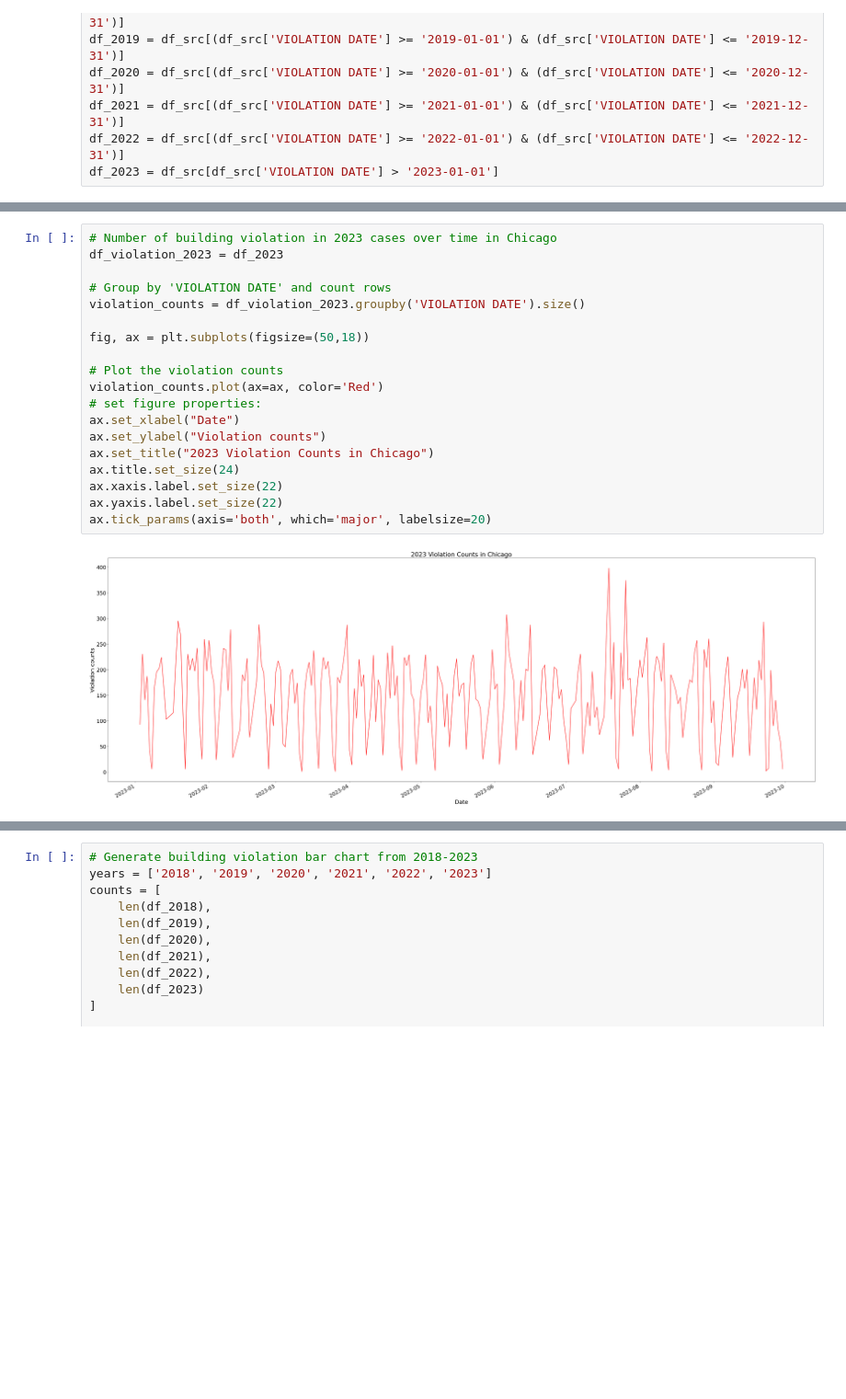
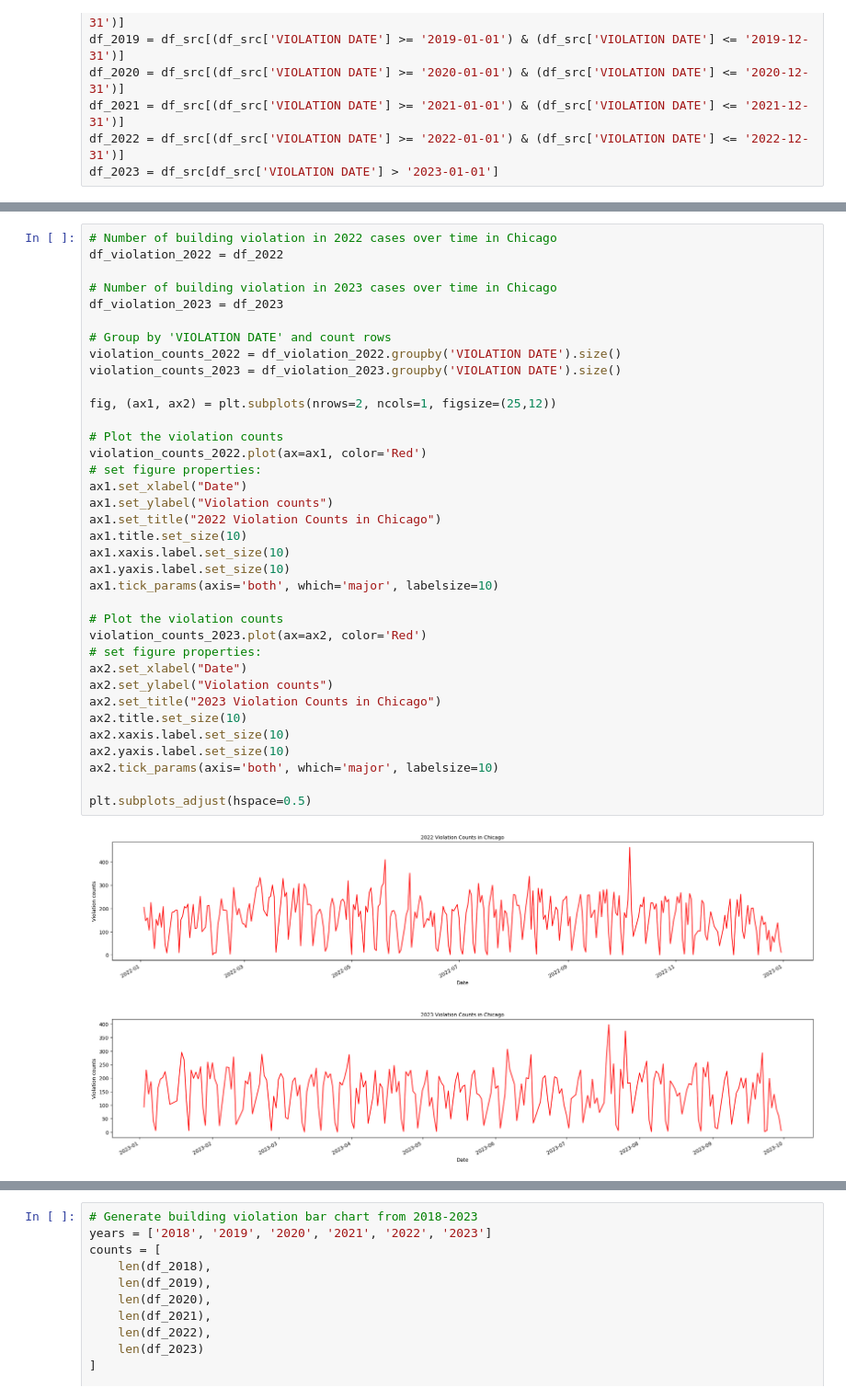
Before and after one commit to uic-cs424/assignment-2-chicago-bears, a Jupyter notebook: main.ipynb, the cells around one changed output, grey strips where cells are left out. Shown: that part at 92% size. Saved outputs shown, nothing was run; the diff lists cells and outputs as text; blank space fills up the shorter version.

```diff
--- a/main.ipynb
+++ b/main.ipynb
@@ -200,23 +236,40 @@ ax2.legend()
 <matplotlib.legend.Legend at 0x...>
 [figure]
 # %%
+# Number of building violation in 2022 cases over time in Chicago
+df_violation_2022 = df_2022
+
 # Number of building violation in 2023 cases over time in Chicago
 df_violation_2023 = df_2023
 
 # Group by 'VIOLATION DATE' and count rows
-violation_counts = df_violation_2023.groupby('VIOLATION DATE').size()
+violation_counts_2022 = df_violation_2022.groupby('VIOLATION DATE').size()
+violation_counts_2023 = df_violation_2023.groupby('VIOLATION DATE').size()
 
-fig, ax = plt.subplots(figsize=(50,18))
+fig, (ax1, ax2) = plt.subplots(nrows=2, ncols=1, figsize=(25,12))
 
 # Plot the violation counts
-violation_counts.plot(ax=ax, color='Red')
+violation_counts_2022.plot(ax=ax1, color='Red')
 # set figure properties:
-ax.set_xlabel("Date")
-ax.set_ylabel("Violation counts")
-ax.set_title("2023 Violation Counts in Chicago")
-ax.title.set_size(24)
-ax.xaxis.label.set_size(22)
-ax.yaxis.label.set_size(22)
-ax.tick_params(axis='both', which='major', labelsize=20)
+ax1.set_xlabel("Date")
+ax1.set_ylabel("Violation counts")
+ax1.set_title("2022 Violation Counts in Chicago")
+ax1.title.set_size(10)
+ax1.xaxis.label.set_size(10)
+ax1.yaxis.label.set_size(10)
+ax1.tick_params(axis='both', which='major', labelsize=10)
+
+# Plot the violation counts
+violation_counts_2023.plot(ax=ax2, color='Red')
+# set figure properties:
+ax2.set_xlabel("Date")
+ax2.set_ylabel("Violation counts")
+ax2.set_title("2023 Violation Counts in Chicago")
+ax2.title.set_size(10)
+ax2.xaxis.label.set_size(10)
+ax2.yaxis.label.set_size(10)
+ax2.tick_params(axis='both', which='major', labelsize=10)
+
+plt.subplots_adjust(hspace=0.5)
 # %% [output]
-[figure, old version]
+[figure, new version]
```
Also changed, not shown: parts of 6 cells of this notebook.
